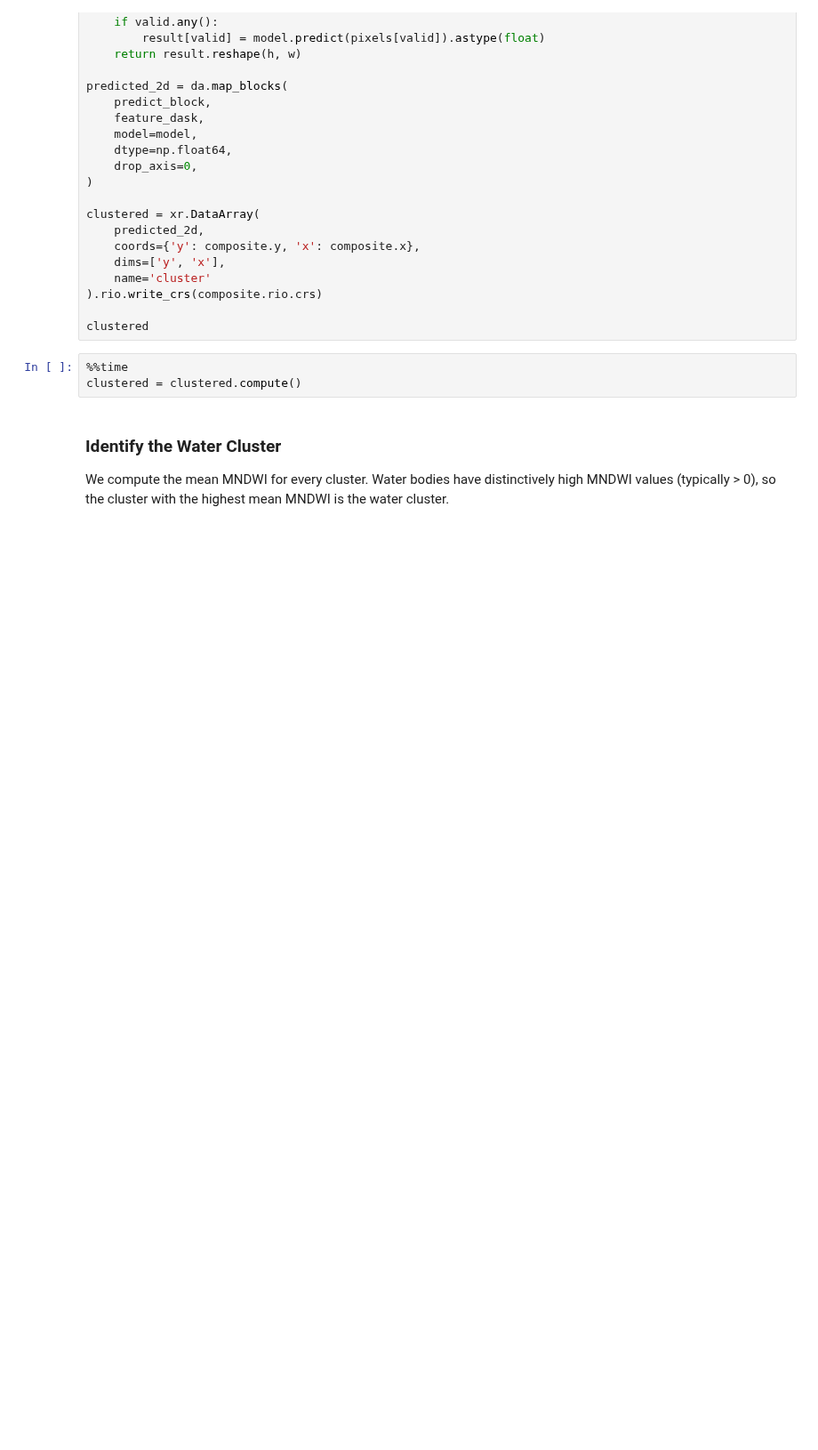
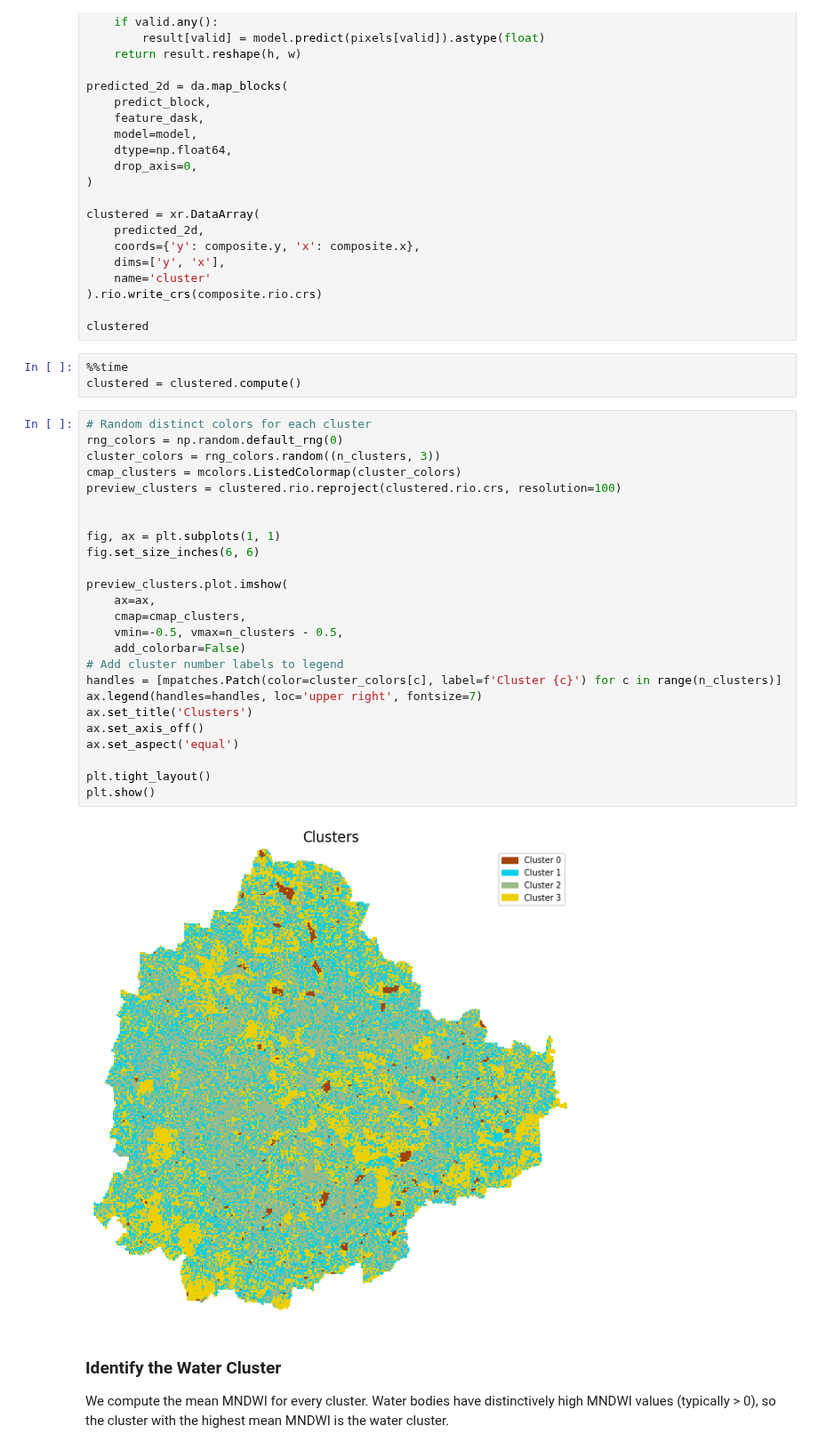
Before and after one commit to spatialthoughts/courses, a Jupyter notebook: code/python_remote_sensing/module_04/02_unsupervised_classification.ipynb, the cells around one changed output. Shown at 89% size. Drawn from its saved outputs; the diff is of its cells as text; blank space fills up the shorter version.

```diff
--- a/code/python_remote_sensing/module_04/02_unsupervised_classification.ipynb
+++ b/code/python_remote_sensing/module_04/02_unsupervised_classification.ipynb
@@ -211,6 +211,33 @@ clustered
 # %%
 %%time
 clustered = clustered.compute()
+# %%
+# Random distinct colors for each cluster
+rng_colors = np.random.default_rng(0)
+cluster_colors = rng_colors.random((n_clusters, 3))
+cmap_clusters = mcolors.ListedColormap(cluster_colors)
+preview_clusters = clustered.rio.reproject(clustered.rio.crs, resolution=100)
+
+
+fig, ax = plt.subplots(1, 1)
+fig.set_size_inches(6, 6)
+
+preview_clusters.plot.imshow(
+    ax=ax,
+    cmap=cmap_clusters,
+    vmin=-0.5, vmax=n_clusters - 0.5,
+    add_colorbar=False)
+# Add cluster number labels to legend
+handles = [mpatches.Patch(color=cluster_colors[c], label=f'Cluster {c}') for c in range(n_clusters)]
+ax.legend(handles=handles, loc='upper right', fontsize=7)
+ax.set_title('Clusters')
+ax.set_axis_off()
+ax.set_aspect('equal')
+
+plt.tight_layout()
+plt.show()
+# %% [output]
+[figure, added]
 # %% [markdown]
 ### Identify the Water Cluster
 
```
Also changed, not shown: parts of 10 cells of this notebook.
